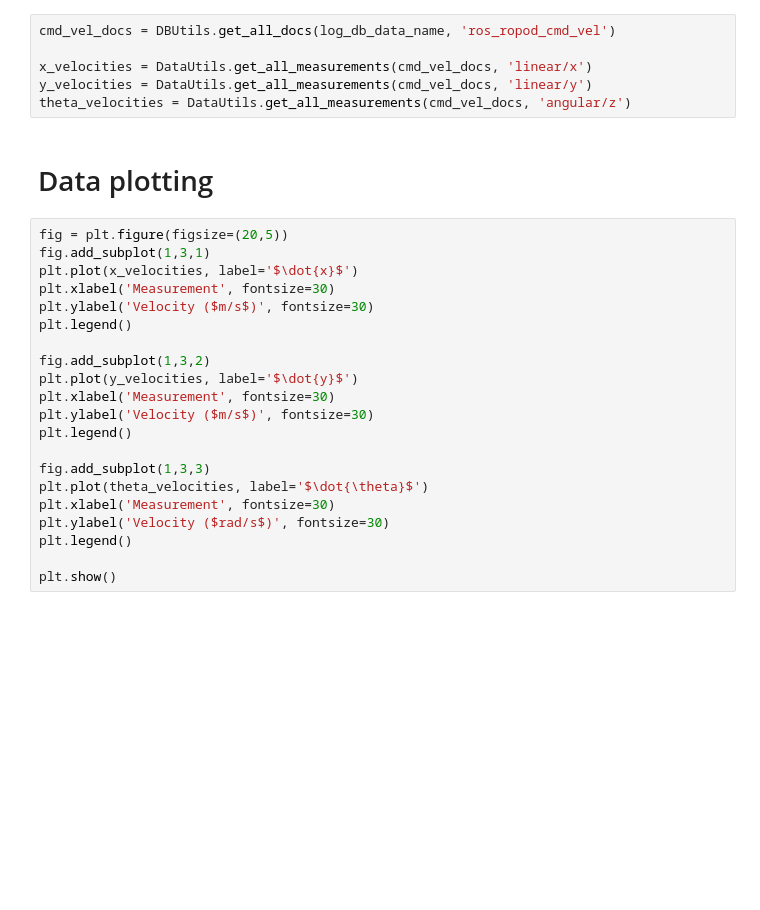
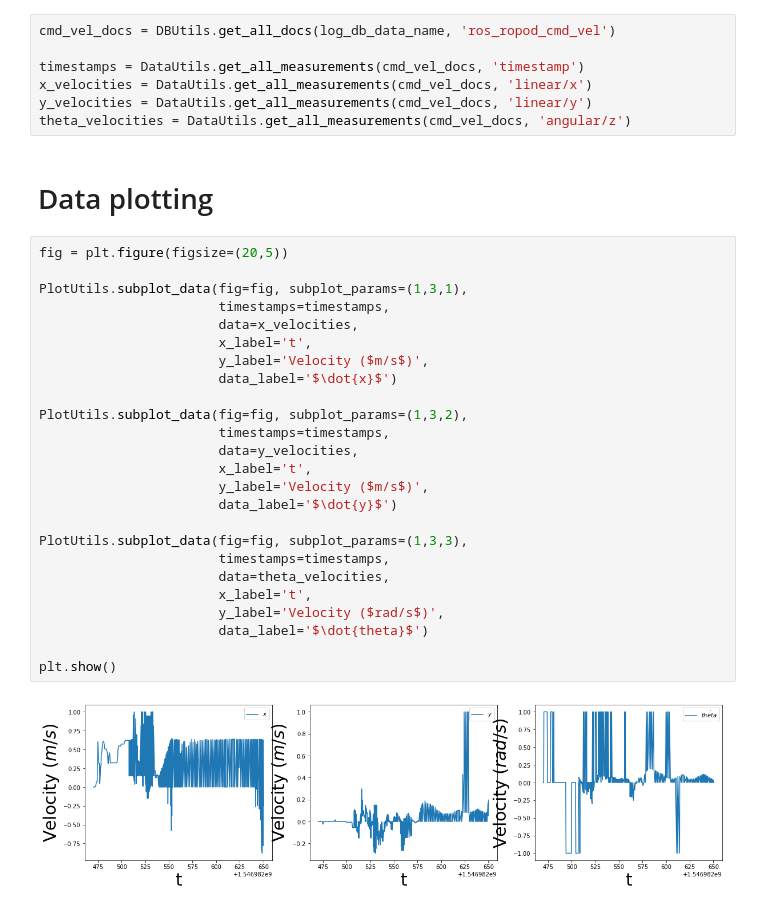
Before and after one commit to ropod-project/black-box-tools, a Jupyter notebook: notebooks/cmd_vel_plot.ipynb, the cells around one changed output. Drawn from its saved outputs; the diff is of its cells as text; blank space fills up the shorter version.

Commit message:
[notebook/cmd_vel_plot] The plot utils are now used

```diff
--- a/notebooks/cmd_vel_plot.ipynb
+++ b/notebooks/cmd_vel_plot.ipynb
@@ -23,29 +26,36 @@ Uncomment the lines below for restoring the MongoDB database.
 # %%
 cmd_vel_docs = DBUtils.get_all_docs(log_db_data_name, 'ros_ropod_cmd_vel')
 
+timestamps = DataUtils.get_all_measurements(cmd_vel_docs, 'timestamp')
 x_velocities = DataUtils.get_all_measurements(cmd_vel_docs, 'linear/x')
 y_velocities = DataUtils.get_all_measurements(cmd_vel_docs, 'linear/y')
 theta_velocities = DataUtils.get_all_measurements(cmd_vel_docs, 'angular/z')
 # %% [markdown]
 # Data plotting
-# %%
-fig = plt.figure(figsize=(20,5))
-fig.add_subplot(1,3,1)
-plt.plot(x_velocities, label='$\dot{x}$')
-plt.xlabel('Measurement', fontsize=30)
-plt.ylabel('Velocity ($m/s$)', fontsize=30)
-plt.legend()
-
-fig.add_subplot(1,3,2)
-plt.plot(y_velocities, label='$\dot{y}$')
-plt.xlabel('Measurement', fontsize=30)
-plt.ylabel('Velocity ($m/s$)', fontsize=30)
-plt.legend()
-
-fig.add_subplot(1,3,3)
-plt.plot(theta_velocities, label='$\dot{\theta}$')
-plt.xlabel('Measurement', fontsize=30)
-plt.ylabel('Velocity ($rad/s$)', fontsize=30)
-plt.legend()
-
-plt.show()
+# %%
+fig = plt.figure(figsize=(20,5))
+
+PlotUtils.subplot_data(fig=fig, subplot_params=(1,3,1),
+                       timestamps=timestamps,
+                       data=x_velocities,
+                       x_label='t',
+                       y_label='Velocity ($m/s$)',
+                       data_label='$\dot{x}$')
+
+PlotUtils.subplot_data(fig=fig, subplot_params=(1,3,2),
+                       timestamps=timestamps,
+                       data=y_velocities,
+                       x_label='t',
+                       y_label='Velocity ($m/s$)',
+                       data_label='$\dot{y}$')
+
+PlotUtils.subplot_data(fig=fig, subplot_params=(1,3,3),
+                       timestamps=timestamps,
+                       data=theta_velocities,
+                       x_label='t',
+                       y_label='Velocity ($rad/s$)',
+                       data_label='$\dot{theta}$')
+
+plt.show()
+# %% [output]
+[figure, added]
```
Also changed, not shown: parts of 3 cells of this notebook.
